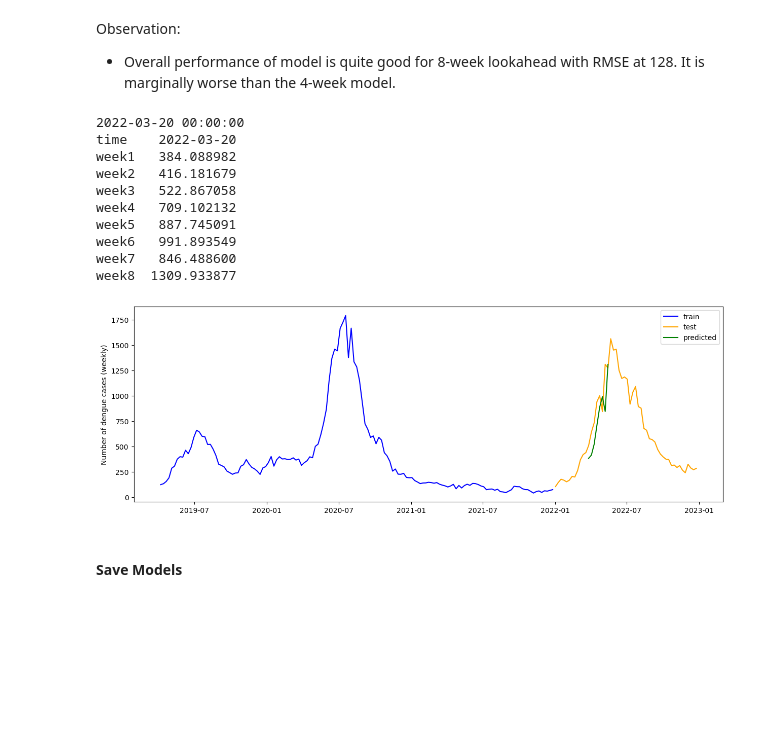
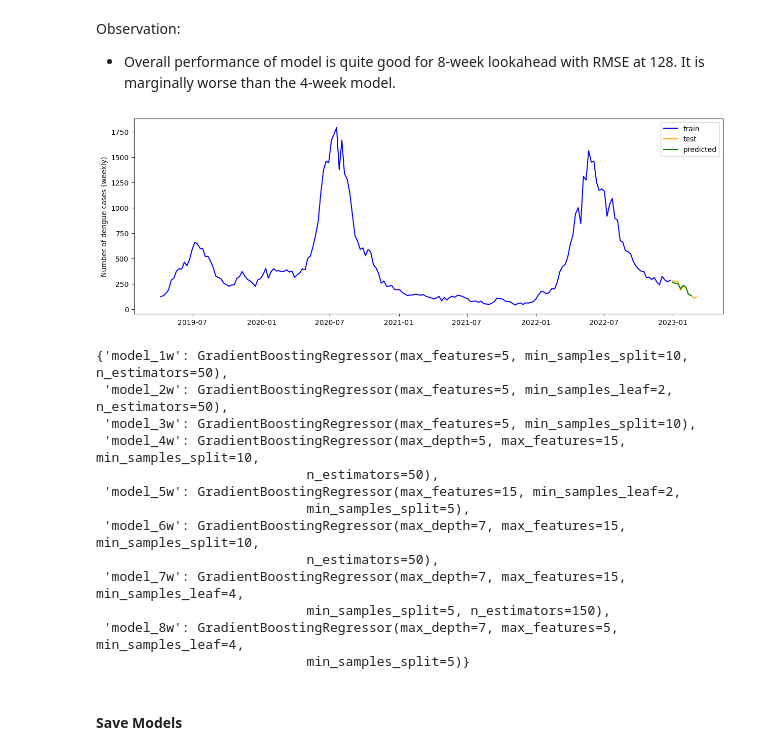
Before and after one commit to sherenaLIM/Predictive-Model-for-Dengue-Forked, a Jupyter notebook: code/prediction_model.ipynb, the cells around one changed output. Saved outputs shown, nothing was run; the diff lists cells and outputs as text; code cells hidden in the pictures; blank space fills up the shorter version.

Commit message:
Updated prediction model

```diff
--- a/code/prediction_model.ipynb
+++ b/code/prediction_model.ipynb
@@ -715,25 +715,29 @@ Observation:
 
 - Overall performance of model is quite good for 8-week lookahead with RMSE at 128. It is marginally worse than the 4-week model.
 # %%
-start_point_data = data_subset.loc[[get_date_index(12, 2022)],:].drop(columns='dengue_cases')
-print(get_date_index(12,2022))
+start_point_data = data.loc[[get_date_index(52, 2022)],:].drop(columns='dengue_cases')
 pred = model_8wk_lookahead.predict(start_point_data).T
-print(pred)
 pred.index = pd.date_range(start=start_point_data.index[0], periods=model_8wk_lookahead.weeks+1, freq='W')[1:]
 
-train_test_plot(train[['dengue_cases']], test[['dengue_cases']], pred)
+train_test_plot(data_subset[['dengue_cases']], data.loc[data.index.year==2023, ['dengue_cases']], pred)
 # %% [output]
-2022-03-20 00:00:00
-time    2022-03-20
-week1   384.088982
-week2   416.181679
-week3   522.867058
-week4   709.102132
-week5   887.745091
-week6   991.893549
-week7   846.488600
-week8  1309.933877
-[figure, old version]
+[figure, new version]
+# %%
+model_8wk_lookahead.models
+# %% [output]
+{'model_1w': GradientBoostingRegressor(max_features=5, min_samples_split=10, n_estimators=50),
+ 'model_2w': GradientBoostingRegressor(max_features=5, min_samples_leaf=2, n_estimators=50),
+ 'model_3w': GradientBoostingRegressor(max_features=5, min_samples_split=10),
+ 'model_4w': GradientBoostingRegressor(max_depth=5, max_features=15, min_samples_split=10,
+                           n_estimators=50),
+ 'model_5w': GradientBoostingRegressor(max_features=15, min_samples_leaf=2,
+                           min_samples_split=5),
+ 'model_6w': GradientBoostingRegressor(max_depth=7, max_features=15, min_samples_split=10,
+                           n_estimators=50),
+ 'model_7w': GradientBoostingRegressor(max_depth=7, max_features=15, min_samples_leaf=4,
+                           min_samples_split=5, n_estimators=150),
+ 'model_8w': GradientBoostingRegressor(max_depth=7, max_features=5, min_samples_leaf=4,
+                           min_samples_split=5)}
 # %% [markdown]
 #### Save Models
 # %%
```
Also changed, not shown: parts of 1 cell of this notebook.
